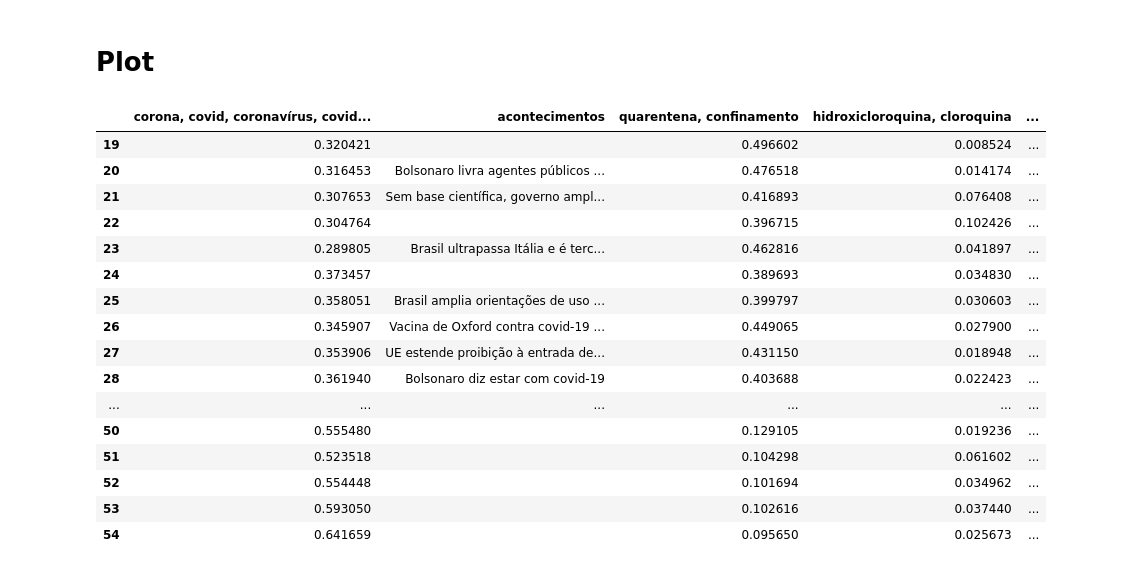
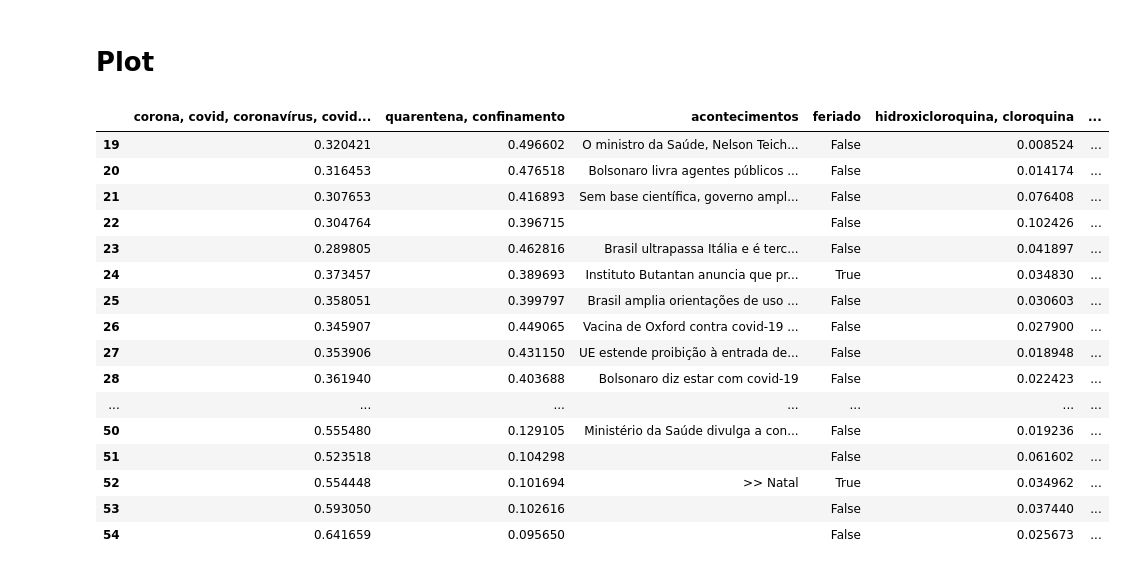
Before and after one commit to CDA-EPCWeb/Twitter, a Jupyter notebook: Gráficos Ocorrências Acontecimentos/agrupamento.ipynb, the cells around one changed output. Cells and saved outputs as stored; diff of their text form; code cells hidden in the pictures.

```diff
--- a/Gráficos Ocorrências Acontecimentos/agrupamento.ipynb
+++ b/Gráficos Ocorrências Acontecimentos/agrupamento.ipynb
@@ -172,33 +183,54 @@ dt = ["14/05","15/05","15/05","20/05","04/06","15/06","19/06","22/06","22/06","3
+# %%
+acont = dict()
+for i,val in enumerate(semanas):
+    if val in acont.keys():
+        acont[val] = acont[val]+"<br>"+text[i]
+    else:
+        acont[val] = text[i]
+# %%
+text2 = [
+    "Dia do Trabalho",
+    "Corpus Christi",
+    "Independência do Brasil",
+    "Nossa Sr.a Aparecida - Padroeira do Brasil",
+    "Finados",
+    "Proclamação da República",
+    "Natal"
+]
+semanas2 = [18,24,37,42,45,47,52]
+dt2 = ["01/05","11/06","07/09","12/10","02/11","15/11","25/12"]
 # %%
-acont = dict()
-for i,val in enumerate(semanas):
+fer = dict()
+for i,val in enumerate(semanas2):
     if val in acont.keys():
-        #acont[val].append(text[i])
-        acont[val] = acont[val]+"<br>"+text[i]
+        acont[val] = acont[val]+"<br>"+">> "+ text2[i]
+        fer[val] = True
     else:
-        acont[val] = text[i]
-        #acont[val] = list()
-        #acont[val].append(text[i])
+        acont[val] = ">> "+text2[i]
+        fer[val] = True
 df_ac = pd.Series(acont)
-ocor_rel.insert(1,"acontecimentos",df_ac)
+df_fer = pd.Series(fer)
+ocor_rel.insert(2,"acontecimentos",df_ac)
+ocor_rel.insert(3,"feriado",df_fer)
+ocor_rel.feriado = ocor_rel.feriado.fillna(False)
 ocor_rel = ocor_rel.fillna("")
 ocor_rel.acontecimentos = ocor_rel.acontecimentos.convert_dtypes(str)
 ocor_rel
 # %% [output]
-|  | corona, covid, coronavírus, covid... | acontecimentos | quarentena, confinamento | hidroxicloroquina, cloroquina | ... |
-| 19 | 0.320421 |  | 0.496602 | 0.008524 | ... |
-| 20 | 0.316453 | Bolsonaro livra agentes públicos ... | 0.476518 | 0.014174 | ... |
-| 21 | 0.307653 | Sem base científica, governo ampl... | 0.416893 | 0.076408 | ... |
-| 22 | 0.304764 |  | 0.396715 | 0.102426 | ... |
-| 23 | 0.289805 | Brasil ultrapassa Itália e é terc... | 0.462816 | 0.041897 | ... |
-| 24 | 0.373457 |  | 0.389693 | 0.034830 | ... |
-| 25 | 0.358051 | Brasil amplia orientações de uso ... | 0.399797 | 0.030603 | ... |
-| 26 | 0.345907 | Vacina de Oxford contra covid-19 ... | 0.449065 | 0.027900 | ... |
-| 27 | 0.353906 | UE estende proibição à entrada de... | 0.431150 | 0.018948 | ... |
-| 28 | 0.361940 | Bolsonaro diz estar com covid-19 | 0.403688 | 0.022423 | ... |
-| ... | ... | ... | ... | ... | ... |
-| 50 | 0.555480 |  | 0.129105 | 0.019236 | ... |
-| 51 | 0.523518 |  | 0.104298 | 0.061602 | ... |
-| 52 | 0.554448 |  | 0.101694 | 0.034962 | ... |
-| 53 | 0.593050 |  | 0.102616 | 0.037440 | ... |
-| 54 | 0.641659 |  | 0.095650 | 0.025673 | ... |
+|  | corona, covid, coronavírus, covid... | quarentena, confinamento | acontecimentos | feriado | hidroxicloroquina, cloroquina | ... |
+| 19 | 0.320421 | 0.496602 | O ministro da Saúde, Nelson Teich... | False | 0.008524 | ... |
+| 20 | 0.316453 | 0.476518 | Bolsonaro livra agentes públicos ... | False | 0.014174 | ... |
+| 21 | 0.307653 | 0.416893 | Sem base científica, governo ampl... | False | 0.076408 | ... |
+| 22 | 0.304764 | 0.396715 |  | False | 0.102426 | ... |
+| 23 | 0.289805 | 0.462816 | Brasil ultrapassa Itália e é terc... | False | 0.041897 | ... |
+| 24 | 0.373457 | 0.389693 | Instituto Butantan anuncia que pr... | True | 0.034830 | ... |
+| 25 | 0.358051 | 0.399797 | Brasil amplia orientações de uso ... | False | 0.030603 | ... |
+| 26 | 0.345907 | 0.449065 | Vacina de Oxford contra covid-19 ... | False | 0.027900 | ... |
+| 27 | 0.353906 | 0.431150 | UE estende proibição à entrada de... | False | 0.018948 | ... |
+| 28 | 0.361940 | 0.403688 | Bolsonaro diz estar com covid-19 | False | 0.022423 | ... |
+| ... | ... | ... | ... | ... | ... | ... |
+| 50 | 0.555480 | 0.129105 | Ministério da Saúde divulga a con... | False | 0.019236 | ... |
+| 51 | 0.523518 | 0.104298 |  | False | 0.061602 | ... |
+| 52 | 0.554448 | 0.101694 | >> Natal | True | 0.034962 | ... |
+| 53 | 0.593050 | 0.102616 |  | False | 0.037440 | ... |
+| 54 | 0.641659 | 0.095650 |  | False | 0.025673 | ... |
```
Also changed, not shown: parts of 5 cells of this notebook, 1 other file.
